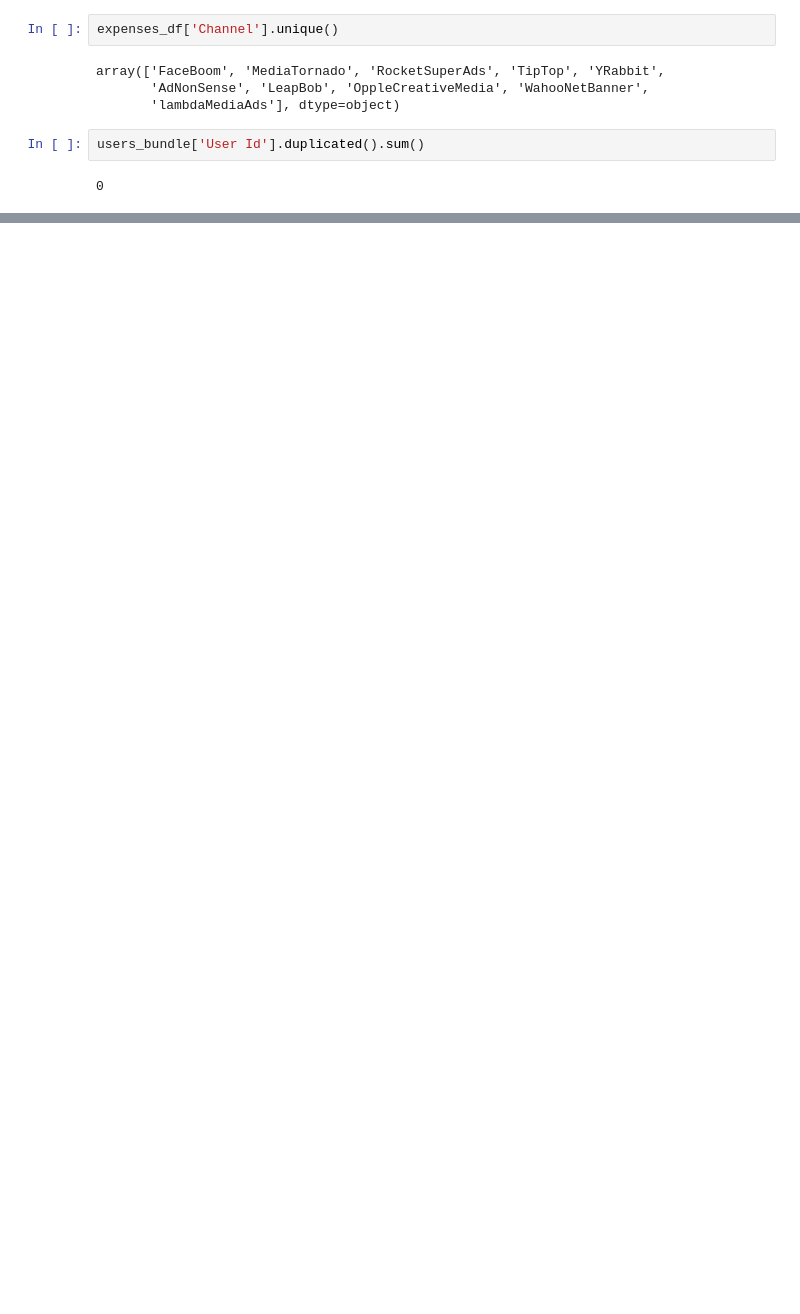
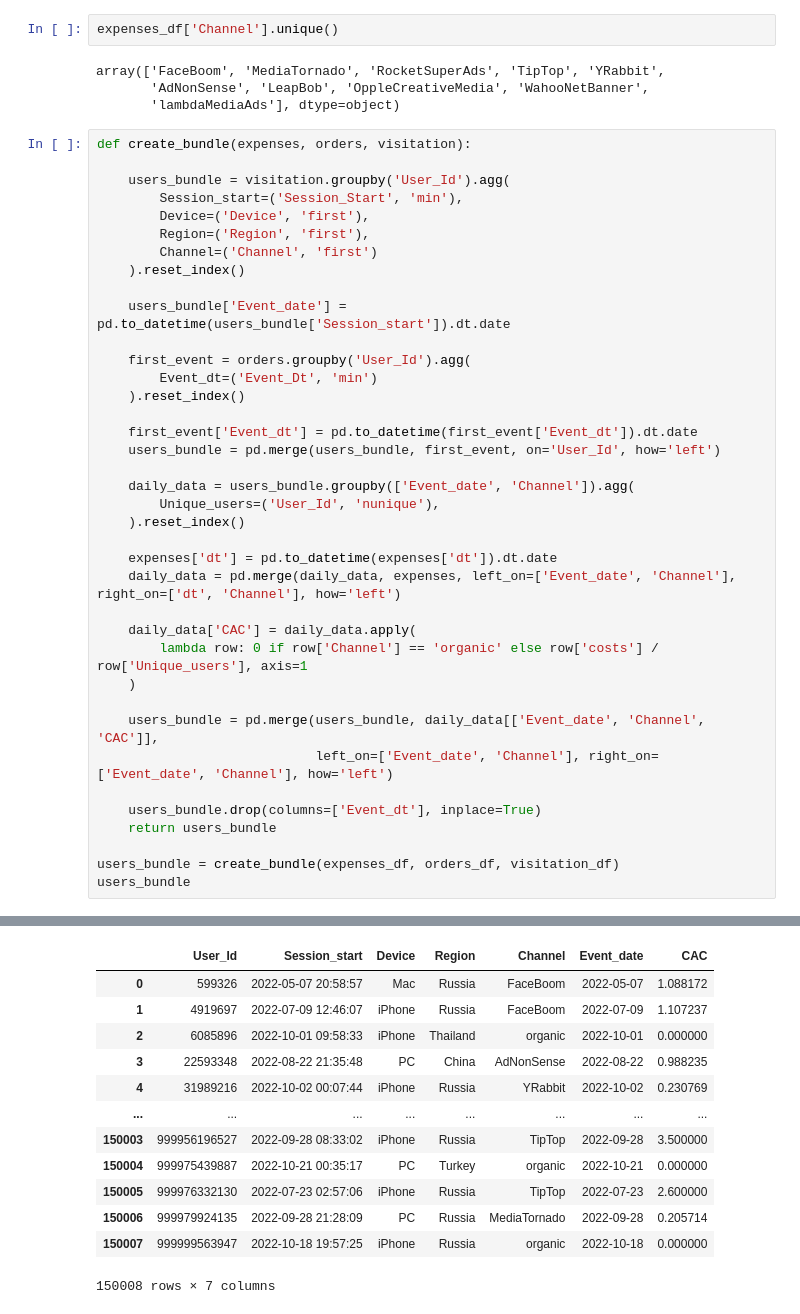
Before and after one commit to tespip/nenyam, a Jupyter notebook: Report_C1.ipynb, the cells around one changed output, grey strips where cells are left out. Saved outputs shown, nothing was run; the diff lists cells and outputs as text; blank space fills up the shorter version.

```diff
--- a/Report_C1.ipynb
+++ b/Report_C1.ipynb
@@ -462,7 +483,42 @@ expenses_df['Channel'].unique()
 array(['FaceBoom', 'MediaTornado', 'RocketSuperAds', 'TipTop', 'YRabbit',
        'AdNonSense', 'LeapBob', 'OppleCreativeMedia', 'WahooNetBanner',
        'lambdaMediaAds'], dtype=object)
-# %%
-users_bundle['User Id'].duplicated().sum()
-# %% [output]
-0
+# %%
+def create_bundle(expenses, orders, visitation):
+
+    users_bundle = visitation.groupby('User_Id').agg(
+        Session_start=('Session_Start', 'min'),
+        Device=('Device', 'first'),
+        Region=('Region', 'first'),
+        Channel=('Channel', 'first')
+    ).reset_index()
+
+    users_bundle['Event_date'] = pd.to_datetime(users_bundle['Session_start']).dt.date
+
+    first_event = orders.groupby('User_Id').agg(
+        Event_dt=('Event_Dt', 'min')
+    ).reset_index()
+
+    first_event['Event_dt'] = pd.to_datetime(first_event['Event_dt']).dt.date
+    users_bundle = pd.merge(users_bundle, first_event, on='User_Id', how='left')
+
+    daily_data = users_bundle.groupby(['Event_date', 'Channel']).agg(
+        Unique_users=('User_Id', 'nunique'),
+    ).reset_index()
+
+    expenses['dt'] = pd.to_datetime(expenses['dt']).dt.date
+    daily_data = pd.merge(daily_data, expenses, left_on=['Event_date', 'Channel'], right_on=['dt', 'Channel'], how='left')
+
+    daily_data['CAC'] = daily_data.apply(
+        lambda row: 0 if row['Channel'] == 'organic' else row['costs'] / row['Unique_users'], axis=1
+    )
+
+    users_bundle = pd.merge(users_bundle, daily_data[['Event_date', 'Channel', 'CAC']],
+                            left_on=['Event_date', 'Channel'], right_on=['Event_date', 'Channel'], how='left')
+
+    users_bundle.drop(columns=['Event_dt'], inplace=True)
+    return users_bundle
+
+users_bundle = create_bundle(expenses_df, orders_df, visitation_df)
+users_bundle
+# %% [output]
@@ -469,3 +542,16 @@ users_bundle['User Id'].duplicated().sum()
+|  | User_Id | Session_start | Device | Region | Channel | Event_date | CAC |
+| 0 | 599326 | 2022-05-07 20:58:57 | Mac | Russia | FaceBoom | 2022-05-07 | 1.088172 |
+| 1 | 4919697 | 2022-07-09 12:46:07 | iPhone | Russia | FaceBoom | 2022-07-09 | 1.107237 |
+| 2 | 6085896 | 2022-10-01 09:58:33 | iPhone | Thailand | organic | 2022-10-01 | 0.000000 |
+| 3 | 22593348 | 2022-08-22 21:35:48 | PC | China | AdNonSense | 2022-08-22 | 0.988235 |
+| 4 | 31989216 | 2022-10-02 00:07:44 | iPhone | Russia | YRabbit | 2022-10-02 | 0.230769 |
+| ... | ... | ... | ... | ... | ... | ... | ... |
+| 150003 | 999956196527 | 2022-09-28 08:33:02 | iPhone | Russia | TipTop | 2022-09-28 | 3.500000 |
+| 150004 | 999975439887 | 2022-10-21 00:35:17 | PC | Turkey | organic | 2022-10-21 | 0.000000 |
+| 150005 | 999976332130 | 2022-07-23 02:57:06 | iPhone | Russia | TipTop | 2022-07-23 | 2.600000 |
+| 150006 | 999979924135 | 2022-09-28 21:28:09 | PC | Russia | MediaTornado | 2022-09-28 | 0.205714 |
+| 150007 | 999999563947 | 2022-10-18 19:57:25 | iPhone | Russia | organic | 2022-10-18 | 0.000000 |
+150008 rows × 7 columns
 # %%
 users_bundle.isnull().sum()
 # %% [output]
```
Also changed, not shown: parts of 19 cells of this notebook.
